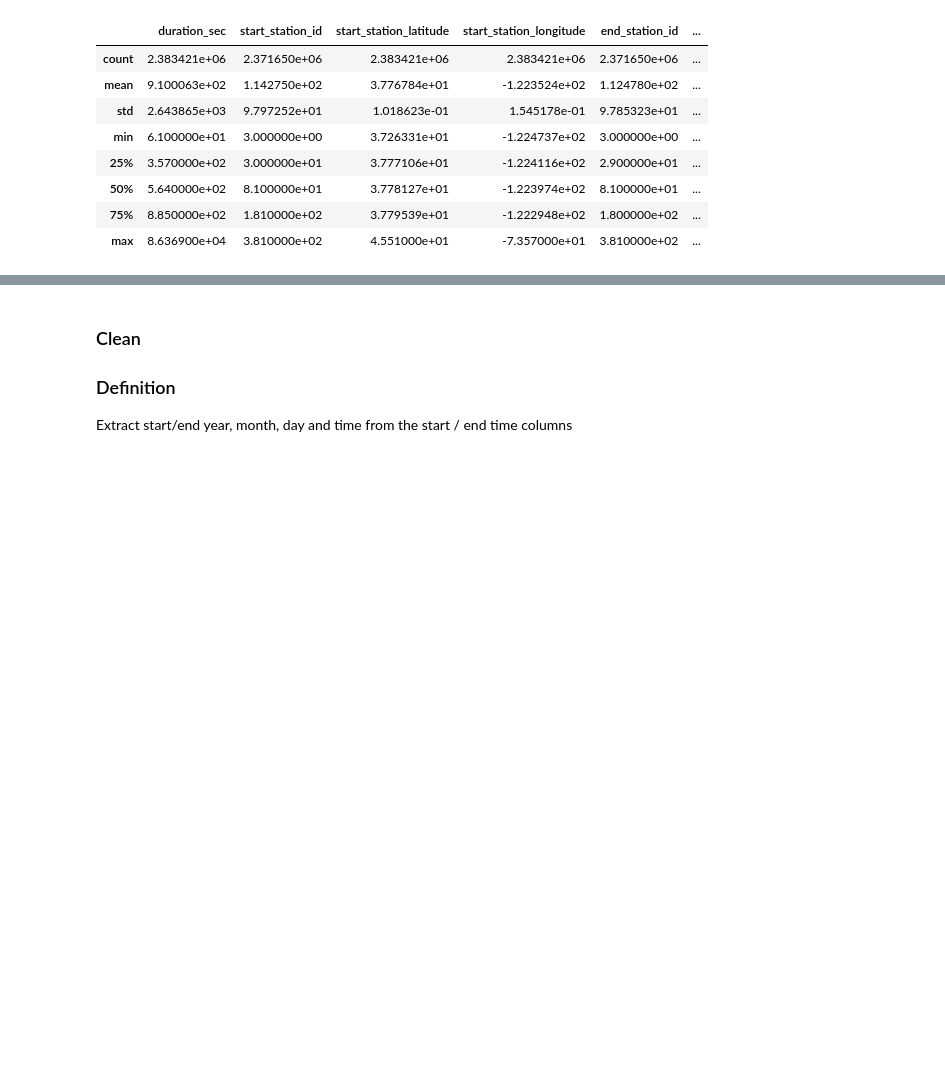
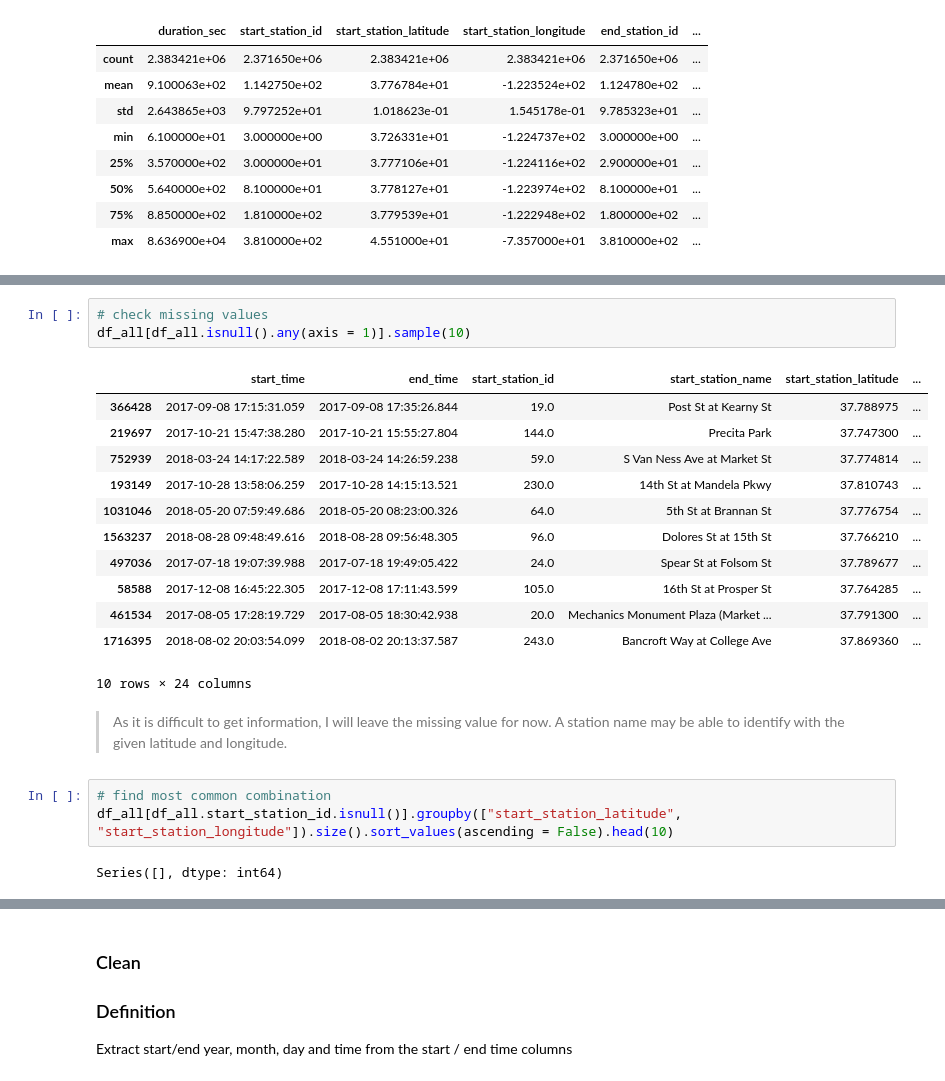
Before and after one commit to Subaru-Goto/Ford_Go_Bike, a Jupyter notebook: Ford_Gobike.ipynb, the cells around one changed output, grey strips where cells are left out. Saved outputs shown, nothing was run; the diff lists cells and outputs as text; blank space fills up the shorter version.

```diff
--- a/Ford_Gobike.ipynb
+++ b/Ford_Gobike.ipynb
@@ -277,0 +284,23 @@ df_all.describe()
+# %%
+# check missing values
+df_all[df_all.isnull().any(axis = 1)].sample(10)
+# %% [output]
+|  | start_time | end_time | start_station_id | start_station_name | start_station_latitude | ... |
+| 366428 | 2017-09-08 17:15:31.059 | 2017-09-08 17:35:26.844 | 19.0 | Post St at Kearny St | 37.788975 | ... |
+| 219697 | 2017-10-21 15:47:38.280 | 2017-10-21 15:55:27.804 | 144.0 | Precita Park | 37.747300 | ... |
+| 752939 | 2018-03-24 14:17:22.589 | 2018-03-24 14:26:59.238 | 59.0 | S Van Ness Ave at Market St | 37.774814 | ... |
+| 193149 | 2017-10-28 13:58:06.259 | 2017-10-28 14:15:13.521 | 230.0 | 14th St at Mandela Pkwy | 37.810743 | ... |
+| 1031046 | 2018-05-20 07:59:49.686 | 2018-05-20 08:23:00.326 | 64.0 | 5th St at Brannan St | 37.776754 | ... |
+| 1563237 | 2018-08-28 09:48:49.616 | 2018-08-28 09:56:48.305 | 96.0 | Dolores St at 15th St | 37.766210 | ... |
+| 497036 | 2017-07-18 19:07:39.988 | 2017-07-18 19:49:05.422 | 24.0 | Spear St at Folsom St | 37.789677 | ... |
+| 58588 | 2017-12-08 16:45:22.305 | 2017-12-08 17:11:43.599 | 105.0 | 16th St at Prosper St | 37.764285 | ... |
+| 461534 | 2017-08-05 17:28:19.729 | 2017-08-05 18:30:42.938 | 20.0 | Mechanics Monument Plaza (Market ... | 37.791300 | ... |
+| 1716395 | 2018-08-02 20:03:54.099 | 2018-08-02 20:13:37.587 | 243.0 | Bancroft Way at College Ave | 37.869360 | ... |
+10 rows × 24 columns
+# %% [markdown]
+> As it is difficult to get information, I will leave the missing value for now. A station name may be able to identify with the given latitude and longitude.
+# %%
+# find most common combination
+df_all[df_all.start_station_id.isnull()].groupby(["start_station_latitude", "start_station_longitude"]).size().sort_values(ascending = False).head(10)
+# %% [output]
+Series([], dtype: int64)
```
Also changed, not shown: parts of 41 cells of this notebook.
